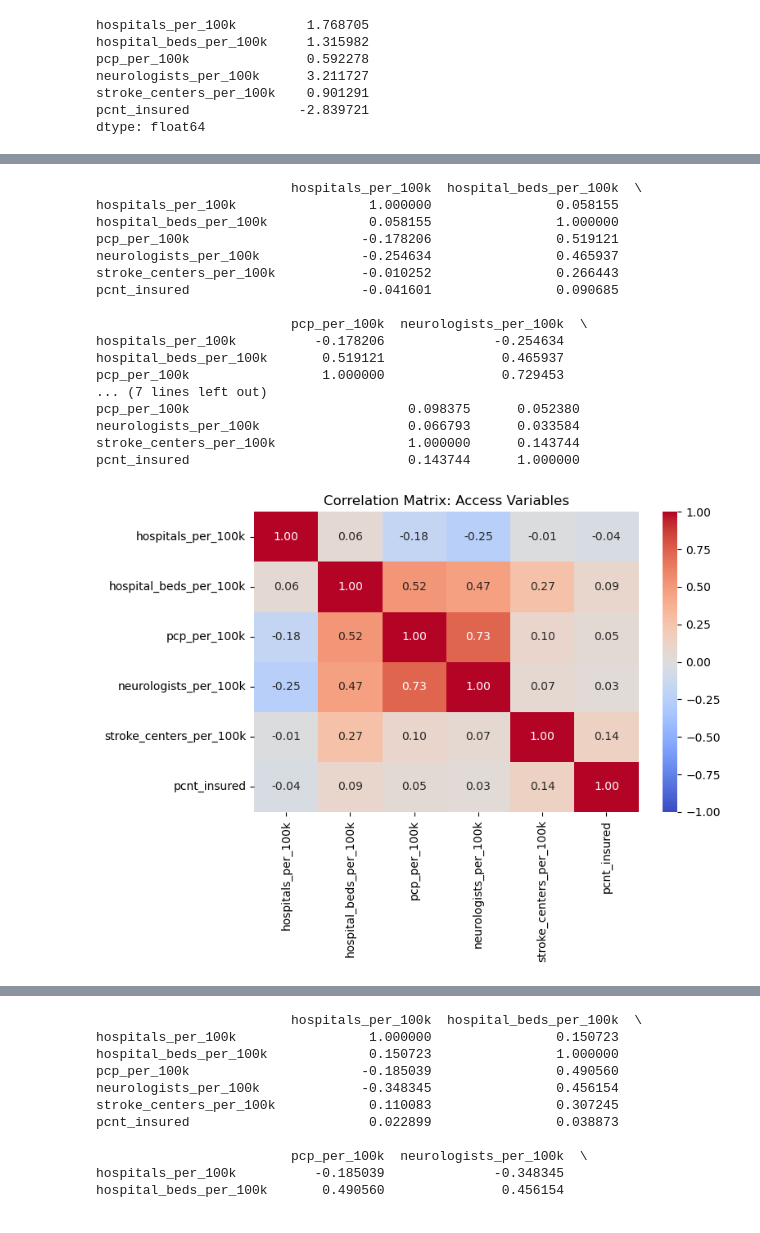
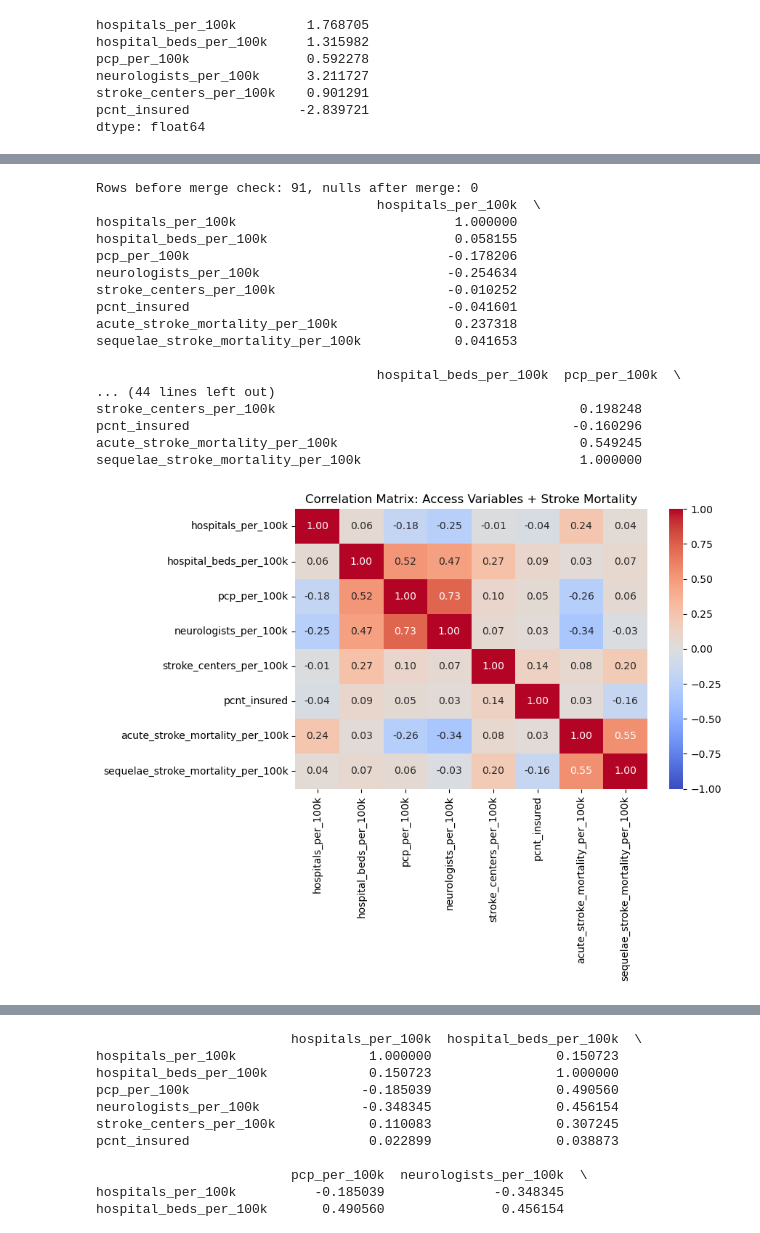
Before and after one commit to palism1/stroke-burden-index, a Jupyter notebook: notebooks/SCAI_EDA.ipynb, the cells around one changed output, grey strips where cells are left out. Drawn from its saved outputs; the diff is of its cells as text; code cells hidden in the pictures.

Commit message:
added mortality to correlation matrix

```diff
--- a/notebooks/SCAI_EDA.ipynb
+++ b/notebooks/SCAI_EDA.ipynb
@@ -24,6 +24,12 @@ scai_data = pd.read_sql("""
     JOIN scai s USING (fips)
 """, con)
 
+stroke_mortality =  pd.read_sql("""
+    SELECT c.fips, m.acute_stroke_mortality_per_100k, m.sequelae_stroke_mortality_per_100k
+    FROM counties c
+    JOIN mortality m USING (fips)
+""", con)
+
 con.close()
 # %%
 scai_data
@@ -44,3 +66,5 @@ scai_data
+# %%
+stroke_mortality['fips'] = stroke_mortality['fips'].astype(str).str.zfill(5)
 # %% [markdown]
 ## Checking types, values, and overlaps
 # %%
@@ -221,3 +245,10 @@ neurologists_per_100k      3.211727
 stroke_centers_per_100k    0.901291
 pcnt_insured              -2.839721
 dtype: float64
+# %%
+scai_data_mortality = scai_data.merge(
+    stroke_mortality[['fips', 'acute_stroke_mortality_per_100k', 'sequelae_stroke_mortality_per_100k']],
+    on='fips',
+    how='left'
+)
+scai_data_mortality
@@ -224,34 +269,37 @@ dtype: float64
 # %%
 import seaborn as sns
 import matplotlib.pyplot as plt
 
+print(f"Rows before merge check: {len(scai_data_mortality)}, nulls after merge: {scai_data_mortality['acute_stroke_mortality_per_100k'].isnull().sum()}")
+
 cols = ['hospitals_per_100k', 'hospital_beds_per_100k', 'pcp_per_100k',
-         'neurologists_per_100k', 'stroke_centers_per_100k', 'pcnt_insured']
+        'neurologists_per_100k', 'stroke_centers_per_100k', 'pcnt_insured',
+        'acute_stroke_mortality_per_100k', 'sequelae_stroke_mortality_per_100k']
 
-corr_matrix = scai_data[cols].corr()
+corr_matrix = scai_data_mortality[cols].corr()
 print(corr_matrix)
 
-plt.figure(figsize=(8, 6))
+plt.figure(figsize=(9, 7))
 sns.heatmap(corr_matrix, annot=True, cmap='coolwarm', center=0, vmin=-1, vmax=1, fmt='.2f')
-plt.title('Correlation Matrix: Access Variables')
+plt.title('Correlation Matrix: Access Variables + Stroke Mortality')
 plt.tight_layout()
 plt.show()
 # %% [output]
-                         hospitals_per_100k  hospital_beds_per_100k  \
-hospitals_per_100k                 1.000000                0.058155
-hospital_beds_per_100k             0.058155                1.000000
-pcp_per_100k                      -0.178206                0.519121
-neurologists_per_100k             -0.254634                0.465937
-stroke_centers_per_100k           -0.010252                0.266443
-pcnt_insured                      -0.041601                0.090685
+Rows before merge check: 91, nulls after merge: 0
+                                    hospitals_per_100k  \
+hospitals_per_100k                            1.000000
+hospital_beds_per_100k                        0.058155
+pcp_per_100k                                 -0.178206
+neurologists_per_100k                        -0.254634
+stroke_centers_per_100k                      -0.010252
+pcnt_insured                                 -0.041601
+acute_stroke_mortality_per_100k               0.237318
+sequelae_stroke_mortality_per_100k            0.041653
 
-                         pcp_per_100k  neurologists_per_100k  \
-hospitals_per_100k          -0.178206              -0.254634
-hospital_beds_per_100k       0.519121               0.465937
-pcp_per_100k                 1.000000               0.729453
-... (7 lines left out)
-pcp_per_100k                            0.098375      0.052380
-neurologists_per_100k                   0.066793      0.033584
-stroke_centers_per_100k                 1.000000      0.143744
-pcnt_insured                            0.143744      1.000000
+                                    hospital_beds_per_100k  pcp_per_100k  \
+... (44 lines left out)
+stroke_centers_per_100k                                       0.198248
+pcnt_insured                                                 -0.160296
+acute_stroke_mortality_per_100k                               0.549245
+sequelae_stroke_mortality_per_100k                            1.000000
-[figure, old version]
+[figure, new version]
```
Also changed, not shown: parts of 3 cells of this notebook.
